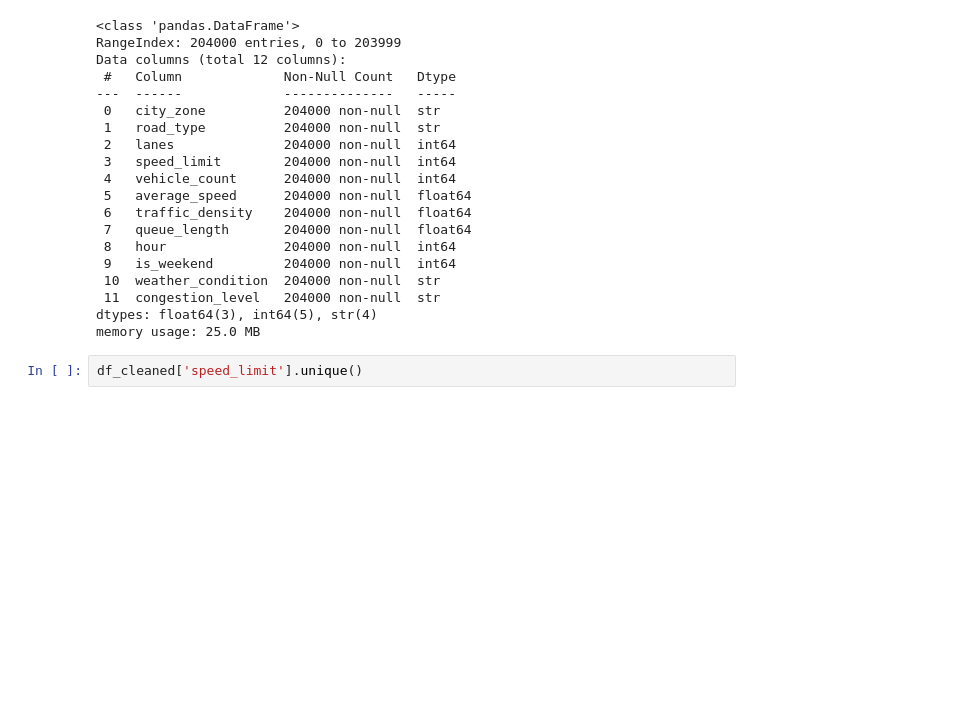
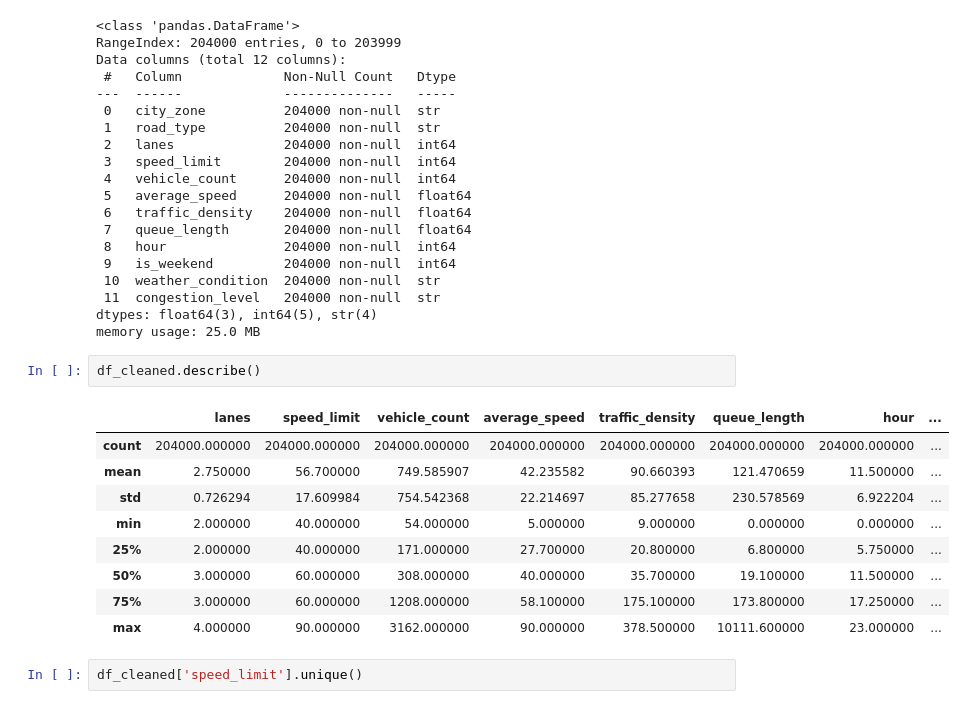
Before and after one commit to bikram-parth/ML-Deployment_project_2, a Jupyter notebook: src/NoteBook/project.ipynb, the cells around one changed output. Saved outputs shown, nothing was run; the diff lists cells and outputs as text; blank space fills up the shorter version.

```diff
--- a/src/NoteBook/project.ipynb
+++ b/src/NoteBook/project.ipynb
@@ -77,6 +77,18 @@ Data columns (total 12 columns):
  11  congestion_level   204000 non-null  str
 dtypes: float64(3), int64(5), str(4)
 memory usage: 25.0 MB
+# %%
+df_cleaned.describe()
+# %% [output]
+|  | lanes | speed_limit | vehicle_count | average_speed | traffic_density | queue_length | hour | ... |
+| count | 204000.000000 | 204000.000000 | 204000.000000 | 204000.000000 | 204000.000000 | 204000.000000 | 204000.000000 | ... |
+| mean | 2.750000 | 56.700000 | 749.585907 | 42.235582 | 90.660393 | 121.470659 | 11.500000 | ... |
+| std | 0.726294 | 17.609984 | 754.542368 | 22.214697 | 85.277658 | 230.578569 | 6.922204 | ... |
+| min | 2.000000 | 40.000000 | 54.000000 | 5.000000 | 9.000000 | 0.000000 | 0.000000 | ... |
+| 25% | 2.000000 | 40.000000 | 171.000000 | 27.700000 | 20.800000 | 6.800000 | 5.750000 | ... |
+| 50% | 3.000000 | 60.000000 | 308.000000 | 40.000000 | 35.700000 | 19.100000 | 11.500000 | ... |
+| 75% | 3.000000 | 60.000000 | 1208.000000 | 58.100000 | 175.100000 | 173.800000 | 17.250000 | ... |
+| max | 4.000000 | 90.000000 | 3162.000000 | 90.000000 | 378.500000 | 10111.600000 | 23.000000 | ... |
 # %%
 df_cleaned['speed_limit'].unique()
 # %% [output]
```
Also changed, not shown: 4 other files.
